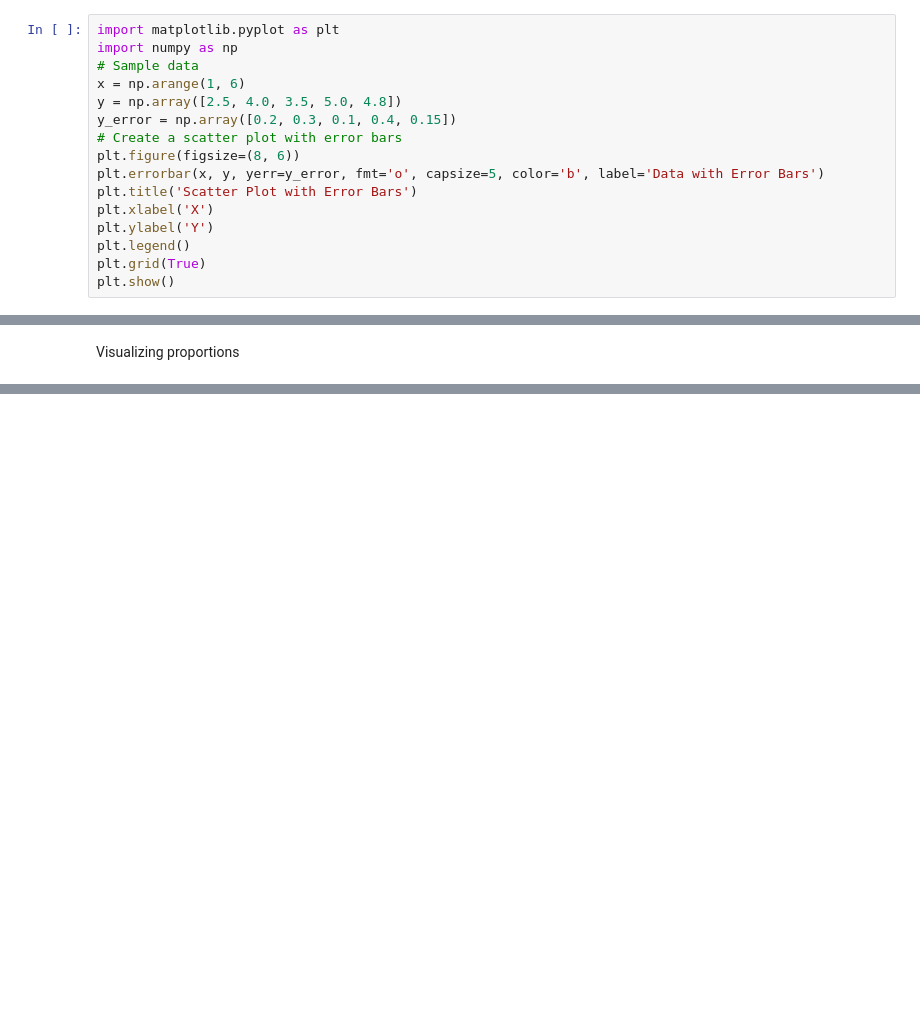
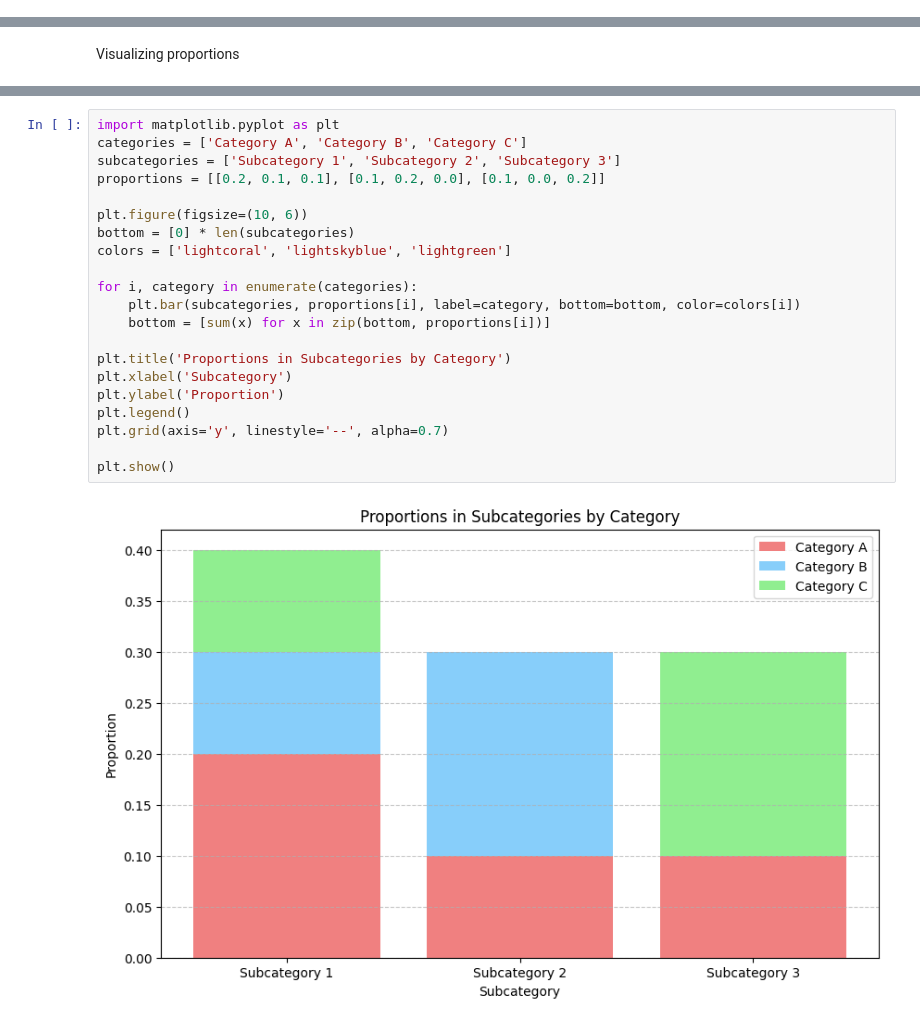
Before and after one commit to harshamalipatil16/ai-ml013, a Jupyter notebook: ai&ml013.ipynb, the cells around one changed output, grey strips where cells are left out. Cells and saved outputs as stored; diff of their text form; blank space fills up the shorter version.

```diff
--- a/ai&ml013.ipynb
+++ b/ai&ml013.ipynb
@@ -1430,19 +1428,3 @@ plt.grid(True)
 plt.show()
 # %% [output]
 [figure]
-# %%
-import matplotlib.pyplot as plt
-import numpy as np
-# Sample data
-x = np.arange(1, 6)
-y = np.array([2.5, 4.0, 3.5, 5.0, 4.8])
-y_error = np.array([0.2, 0.3, 0.1, 0.4, 0.15])
-# Create a scatter plot with error bars
-plt.figure(figsize=(8, 6))
-plt.errorbar(x, y, yerr=y_error, fmt='o', capsize=5, color='b', label='Data with Error Bars')
-plt.title('Scatter Plot with Error Bars')
-plt.xlabel('X')
-plt.ylabel('Y')
-plt.legend()
-plt.grid(True)
-plt.show()
@@ -1560,0 +1564,23 @@ Visualizing proportions
+# %%
+import matplotlib.pyplot as plt
+categories = ['Category A', 'Category B', 'Category C']
+subcategories = ['Subcategory 1', 'Subcategory 2', 'Subcategory 3']
+proportions = [[0.2, 0.1, 0.1], [0.1, 0.2, 0.0], [0.1, 0.0, 0.2]]
+
+plt.figure(figsize=(10, 6))
+bottom = [0] * len(subcategories)
+colors = ['lightcoral', 'lightskyblue', 'lightgreen']
+
+for i, category in enumerate(categories):
+    plt.bar(subcategories, proportions[i], label=category, bottom=bottom, color=colors[i])
+    bottom = [sum(x) for x in zip(bottom, proportions[i])]
+
+plt.title('Proportions in Subcategories by Category')
+plt.xlabel('Subcategory')
+plt.ylabel('Proportion')
+plt.legend()
+plt.grid(axis='y', linestyle='--', alpha=0.7)
+
+plt.show()
+# %% [output]
+[figure, added]
```
Also changed, not shown: parts of 6 cells of this notebook.
